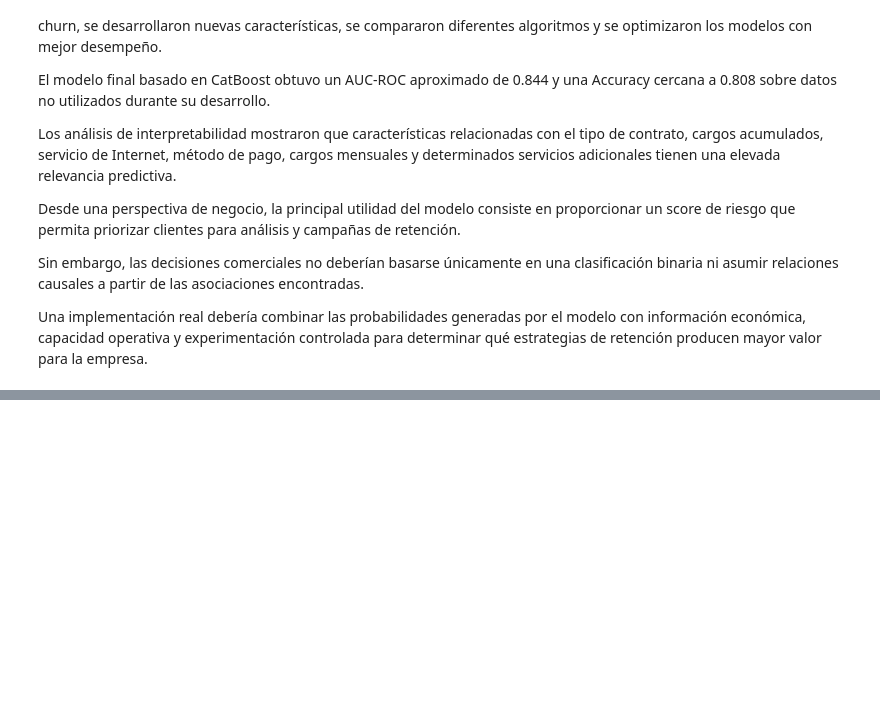
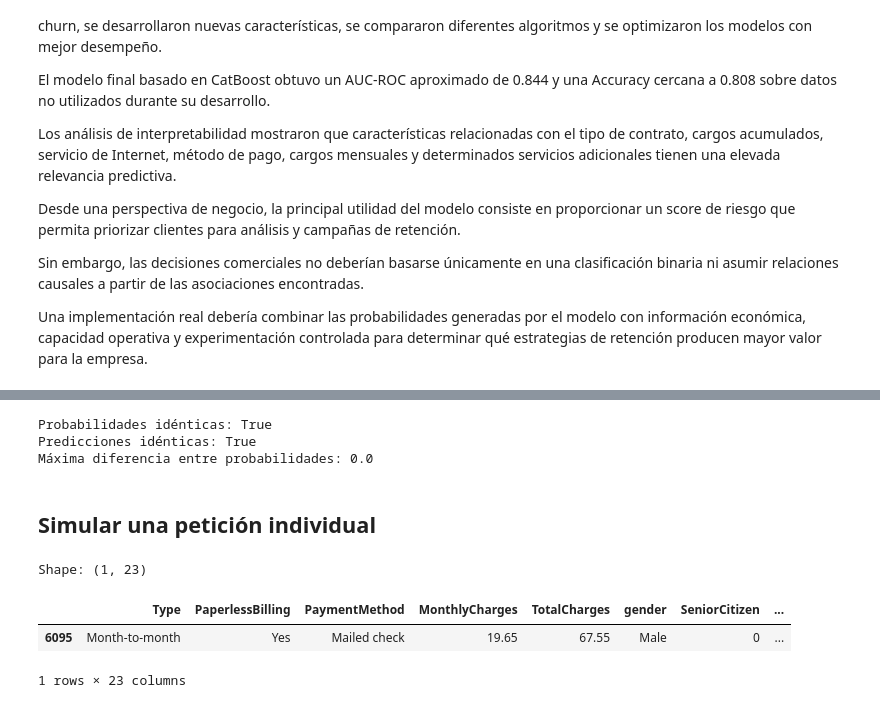
Before and after one commit to acj80/interconnect-churn-prediction, a Jupyter notebook: notebooks/03_preparacion_y_modelado.ipynb, the cells around one changed output, grey strips where cells are left out. Drawn from its saved outputs; the diff is of its cells as text; code cells hidden in the pictures; blank space fills up the shorter version.

Commit message:
Add production API dashboard model artifact and tests

```diff
--- a/notebooks/03_preparacion_y_modelado.ipynb
+++ b/notebooks/03_preparacion_y_modelado.ipynb
@@ -7027,0 +7054,70 @@ Una implementación real debería combinar las probabilidades generadas por el m
+# %%
+loaded_pipeline = joblib.load(
+    "../models/churn_pipeline.joblib"
+)
+
+# Probabilidades del pipeline original
+original_proba = best_cat_pipeline.predict_proba(
+    X_test
+)[:, 1]
+
+# Probabilidades del pipeline cargado desde disco
+loaded_proba = loaded_pipeline.predict_proba(
+    X_test
+)[:, 1]
+
+# Predicciones de clase
+original_pred = best_cat_pipeline.predict(
+    X_test
+)
+
+loaded_pred = loaded_pipeline.predict(
+    X_test
+)
+
+# Comparaciones
+probabilities_match = np.allclose(
+    original_proba,
+    loaded_proba
+)
+
+predictions_match = np.array_equal(
+    original_pred,
+    loaded_pred
+)
+
+max_probability_difference = np.max(
+    np.abs(original_proba - loaded_proba)
+)
+
+print(
+    "Probabilidades idénticas:",
+    probabilities_match
+)
+
+print(
+    "Predicciones idénticas:",
+    predictions_match
+)
+
+print(
+    "Máxima diferencia entre probabilidades:",
+    max_probability_difference
+)
+# %% [output]
+Probabilidades idénticas: True
+Predicciones idénticas: True
+Máxima diferencia entre probabilidades: 0.0
+# %% [markdown]
+## Simular una petición individual
+# %%
+# Seleccionamos un único cliente del conjunto de prueba
+sample_customer = X_test.iloc[[0]].copy()
+
+print("Shape:", sample_customer.shape)
+sample_customer
+# %% [output]
+Shape: (1, 23)
+|  | Type | PaperlessBilling | PaymentMethod | MonthlyCharges | TotalCharges | gender | SeniorCitizen | ... |
+| 6095 | Month-to-month | Yes | Mailed check | 19.65 | 67.55 | Male | 0 | ... |
+1 rows × 23 columns
```
Also changed, not shown: parts of 8 cells of this notebook, 11 other files.
